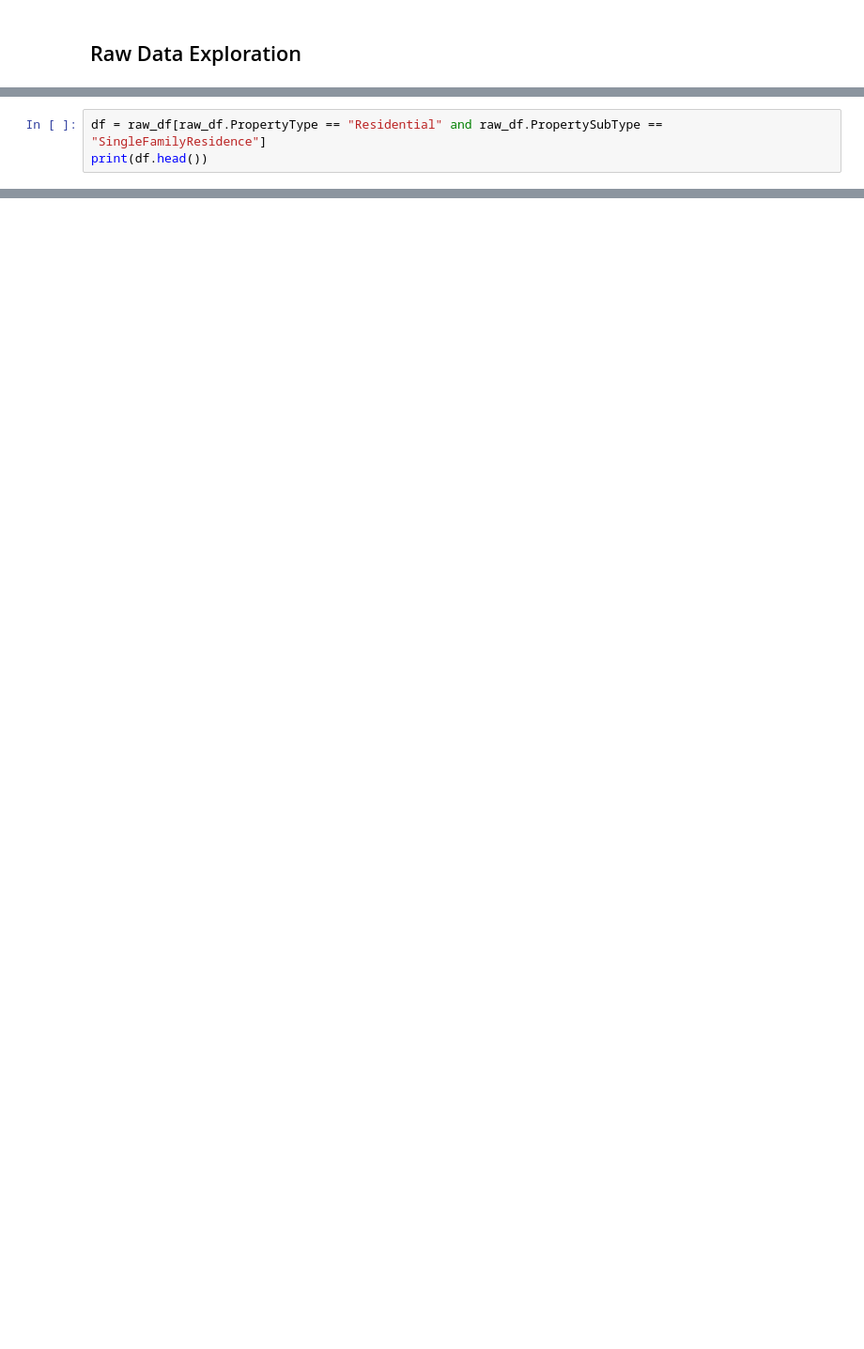
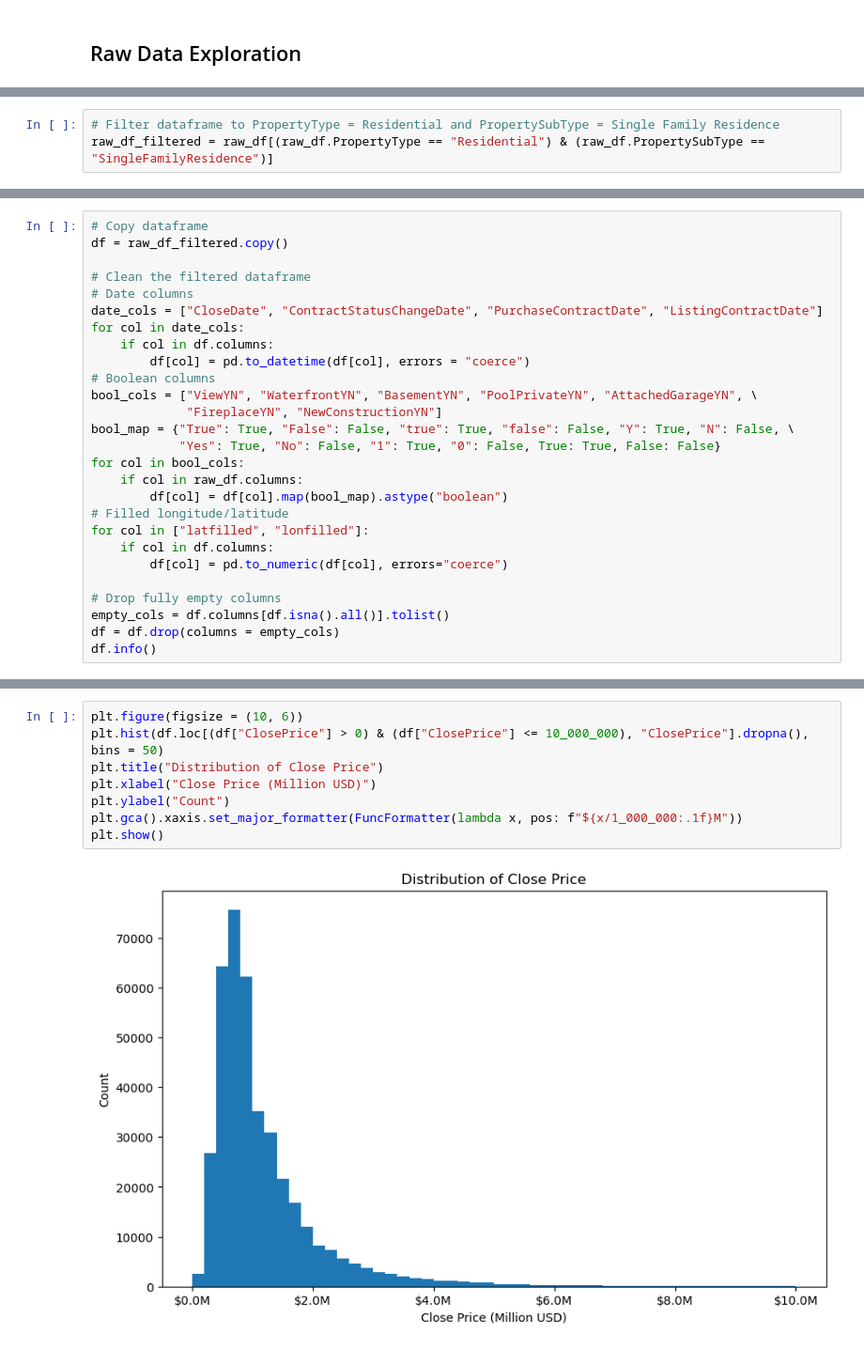
Before and after one commit to jasperfc/IDX-Exchange, a Jupyter notebook: Notebook/notebook_01_exploration.ipynb, the cells around one changed output, grey strips where cells are left out. Shown at 94% size. Cells and saved outputs as stored; diff of their text form; blank space fills up the shorter version.

```diff
--- a/Notebook/notebook_01_exploration.ipynb
+++ b/Notebook/notebook_01_exploration.ipynb
@@ -80,3 +84,3 @@ Number of years   : 5
 # %%
-df = raw_df[raw_df.PropertyType == "Residential" and raw_df.PropertySubType == "SingleFamilyResidence"]
-print(df.head())
+# Filter dataframe to PropertyType = Residential and PropertySubType = Single Family Residence
+raw_df_filtered = raw_df[(raw_df.PropertyType == "Residential") & (raw_df.PropertySubType == "SingleFamilyResidence")]
@@ -84,0 +87,27 @@ ValueError: The truth value of a Series is ambiguous. Use a.empty, a.bool(), a.i
+# %%
+# Copy dataframe
+df = raw_df_filtered.copy()
+
+# Clean the filtered dataframe
+# Date columns
+date_cols = ["CloseDate", "ContractStatusChangeDate", "PurchaseContractDate", "ListingContractDate"]
+for col in date_cols:
+    if col in df.columns:
+        df[col] = pd.to_datetime(df[col], errors = "coerce")
+# Boolean columns
+bool_cols = ["ViewYN", "WaterfrontYN", "BasementYN", "PoolPrivateYN", "AttachedGarageYN", \
+             "FireplaceYN", "NewConstructionYN"]
+bool_map = {"True": True, "False": False, "true": True, "false": False, "Y": True, "N": False, \
+            "Yes": True, "No": False, "1": True, "0": False, True: True, False: False}
+for col in bool_cols:
+    if col in raw_df.columns:
+        df[col] = df[col].map(bool_map).astype("boolean")
+# Filled longitude/latitude
+for col in ["latfilled", "lonfilled"]:
+    if col in df.columns:
+        df[col] = pd.to_numeric(df[col], errors="coerce")
+
+# Drop fully empty columns
+empty_cols = df.columns[df.isna().all()].tolist()
+df = df.drop(columns = empty_cols)
+df.info()
@@ -84,0 +136,10 @@ ValueError: The truth value of a Series is ambiguous. Use a.empty, a.bool(), a.i
+# %%
+plt.figure(figsize = (10, 6))
+plt.hist(df.loc[(df["ClosePrice"] > 0) & (df["ClosePrice"] <= 10_000_000), "ClosePrice"].dropna(), bins = 50)
+plt.title("Distribution of Close Price")
+plt.xlabel("Close Price (Million USD)")
+plt.ylabel("Count")
+plt.gca().xaxis.set_major_formatter(FuncFormatter(lambda x, pos: f"${x/1_000_000:.1f}M"))
+plt.show()
+# %% [output]
+[figure, added]
```
Also changed, not shown: parts of 32 cells of this notebook.
